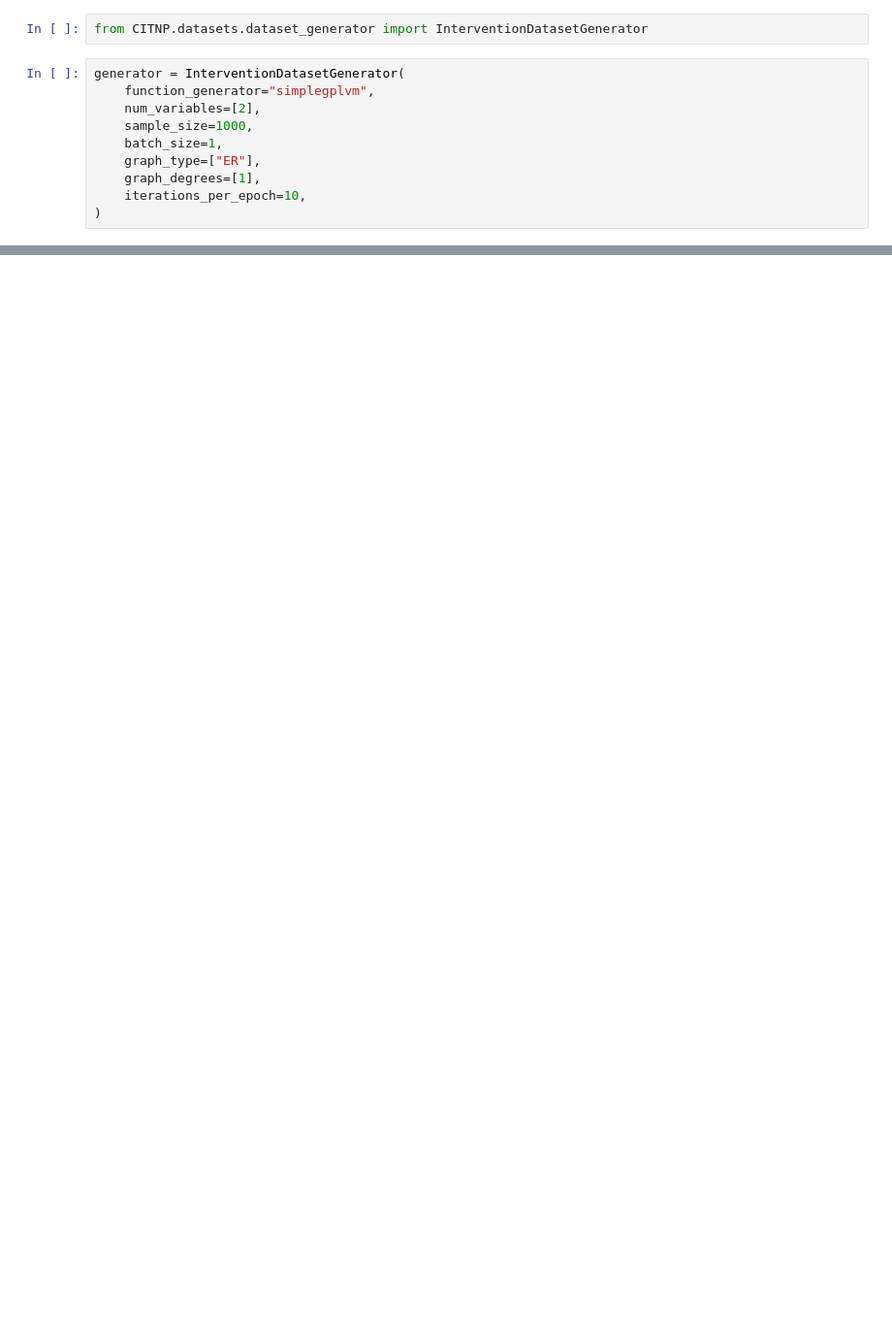
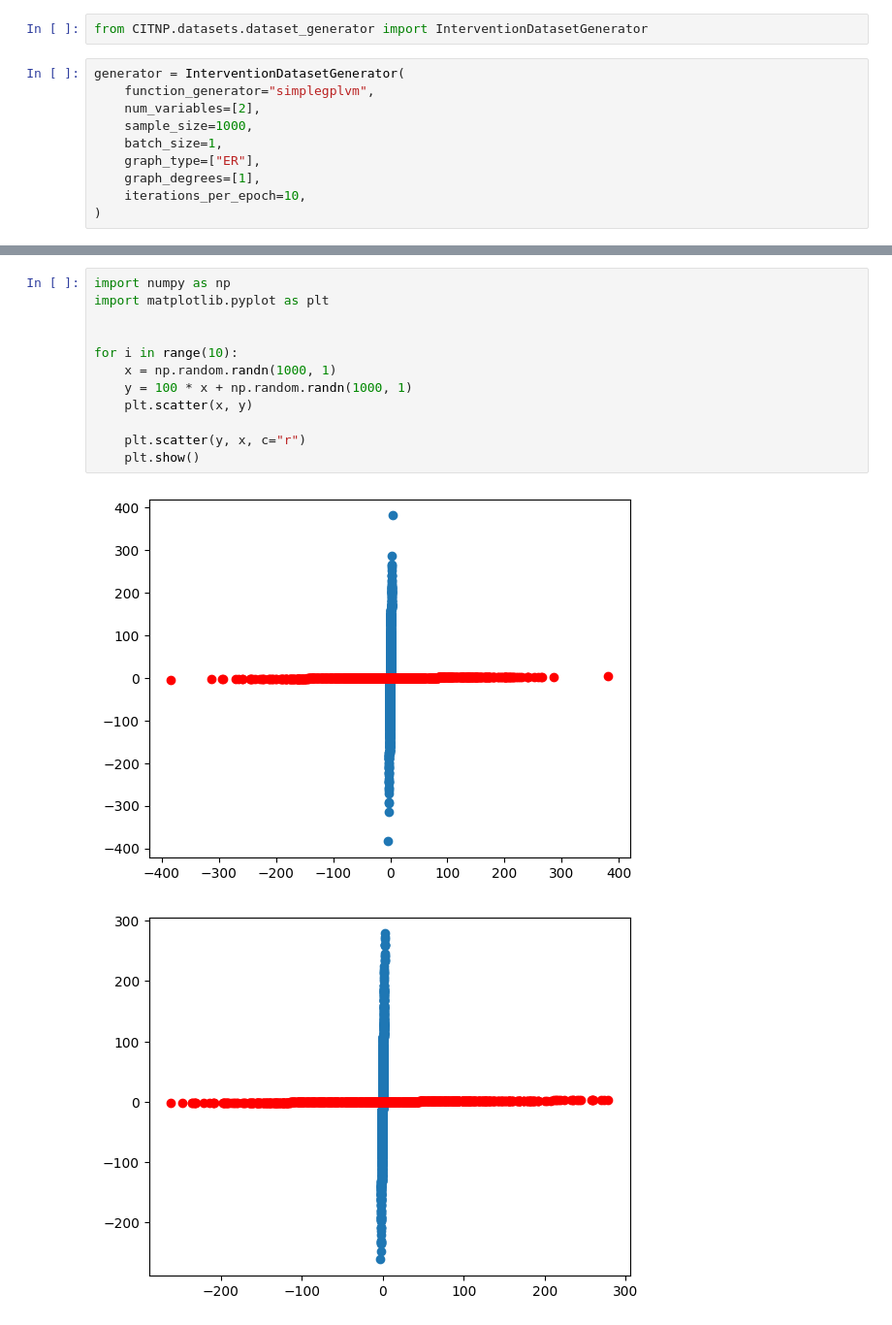
Before and after one commit to ruiziyan9/AL-CFM, a Jupyter notebook: CITNP/notebooks/data_generation.ipynb, the cells around one changed output, grey strips where cells are left out. Shown at 97% size. Cells and saved outputs as stored; diff of their text form; blank space fills up the shorter version.

```diff
--- a/CITNP/notebooks/data_generation.ipynb
+++ b/CITNP/notebooks/data_generation.ipynb
@@ -83 +83,16 @@ Outcome: 1
 ... (9 outputs left out)
+# %%
+import numpy as np
+import matplotlib.pyplot as plt
+
+
+for i in range(10):
+    x = np.random.randn(1000, 1)
+    y = 100 * x + np.random.randn(1000, 1)
+    plt.scatter(x, y)
+
+    plt.scatter(y, x, c="r")
+    plt.show()
+# %% [output]
+[figure, added]
+[figure, added]
```
Also changed, not shown: parts of 2 cells of this notebook, 4 other files.
